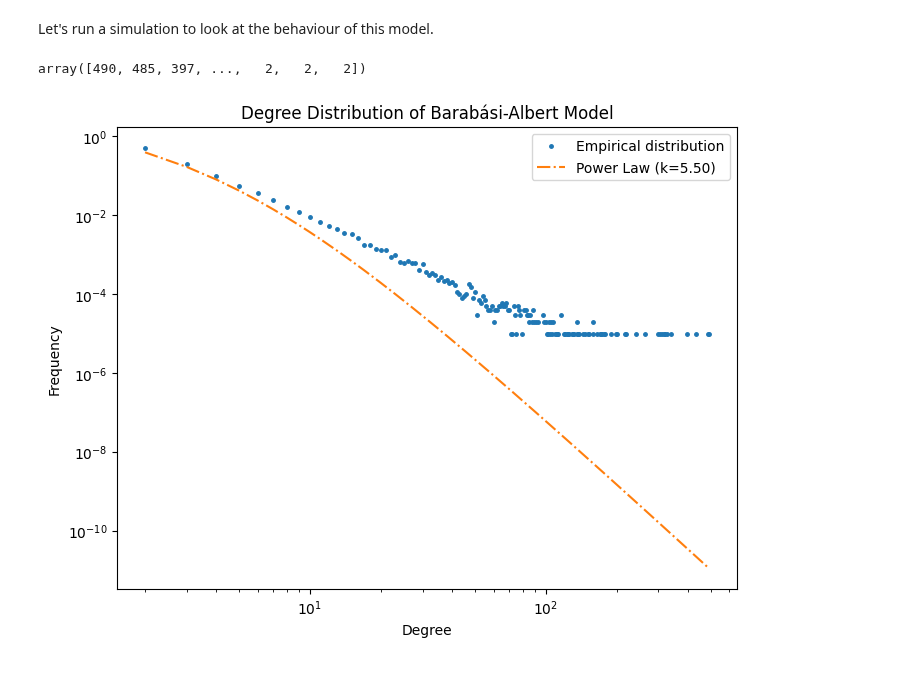
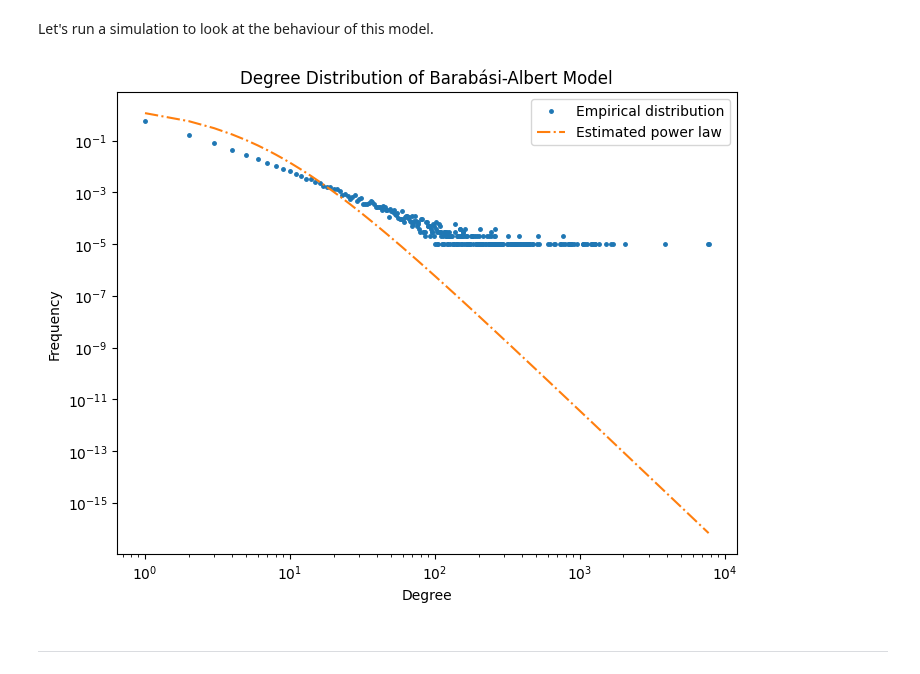
Before and after one commit to LeoDiNino97/SocialNetworks-OnlineMarkets, a Jupyter notebook: Social Networks/Homework/P1/P1.ipynb, the cells around one changed output. Saved outputs shown, nothing was run; the diff lists cells and outputs as text; code cells hidden in the pictures.

```diff
--- a/Social Networks/Homework/P1/P1.ipynb
+++ b/Social Networks/Homework/P1/P1.ipynb
@@ -110,44 +110,27 @@ M = int(1e5)
 
 # Constants
 
-L = 2
-C = 5
+L = 3
+C = 7
 
-# Initialization - We'll use adjacency lists to control the process, nodes can have more than one edge between them
+# Initialization - We'll just need a numpy array to store and update the degree of the nodes as the process goes on
 
-G = {
-    0:[1,1],
-    1:[0,0]
-}
+degrees = np.array([0 for v in range(M+2)])
+degrees[0] = L
+degrees[1] = L
 
 # Main loop to populate the graph
 
 for v in tqdm(range(2,M+2)):
 
-    G[v] = []
+    probs = np.array(degrees[:v]) + C / (v * (2*L + C))
+    probs /= np.sum(probs)
 
-    degrees = np.array(list(map(lambda x: len(G[x]), G)))
 
-    probs = degrees + C / (v * (2*L + C))
-    probs = probs / np.sum(probs)
+    u = np.random.choice(np.array(range(v)), size = L, replace = True, p = probs)
 
-    for _ in range(L):
-
-        u = np.random.choice(np.array(list(G.keys())), size = 1, replace = True, p = probs)
-
-        G[v].append(u[0])
-        G[u[0]].append(v)
+    degrees[u] += 1
+    degrees[v] += 1
-# %%
-degrees = {
-    v:len(G[v])
-    for v in G.keys()
-}
-
-degrees = np.array(list(degrees.values()))
-# %%
-degrees
-# %% [output]
-array([490, 485, 397, ...,   2,   2,   2])
 # %%
 unique_degrees = np.unique(degrees)
 degree_distribution = [np.sum(degrees == d) for d in unique_degrees]
@@ -161,13 +144,13 @@ def proxy_power_law(L, C, x):
 # %%
 plt.figure(figsize=(8, 6))
-plt.plot(unique_degrees, degree_distribution, 'o', markersize=2.5, label='Empirical distribution')
-plt.plot(unique_degrees, proxy_power_law(L,C,unique_degrees), '-.', label=f'Power Law (k={3 + C/L:.2f})')
+plt.loglog(unique_degrees, degree_distribution, 'o', markersize=2.5, label='Empirical distribution')
+plt.loglog(unique_degrees, proxy_power_law(L,C,unique_degrees), '-.', label=f'Estimated power law')
 plt.xlabel('Degree')
 plt.ylabel('Frequency')
 plt.title('Degree Distribution of Barabási-Albert Model')
-plt.xscale('log')
-plt.yscale('log')
 plt.legend()
 plt.show()
 # %% [output]
-[figure, old version]
+[figure, new version]
+# %% [markdown]
+__________________
```
Also changed, not shown: parts of 1 cell of this notebook.
